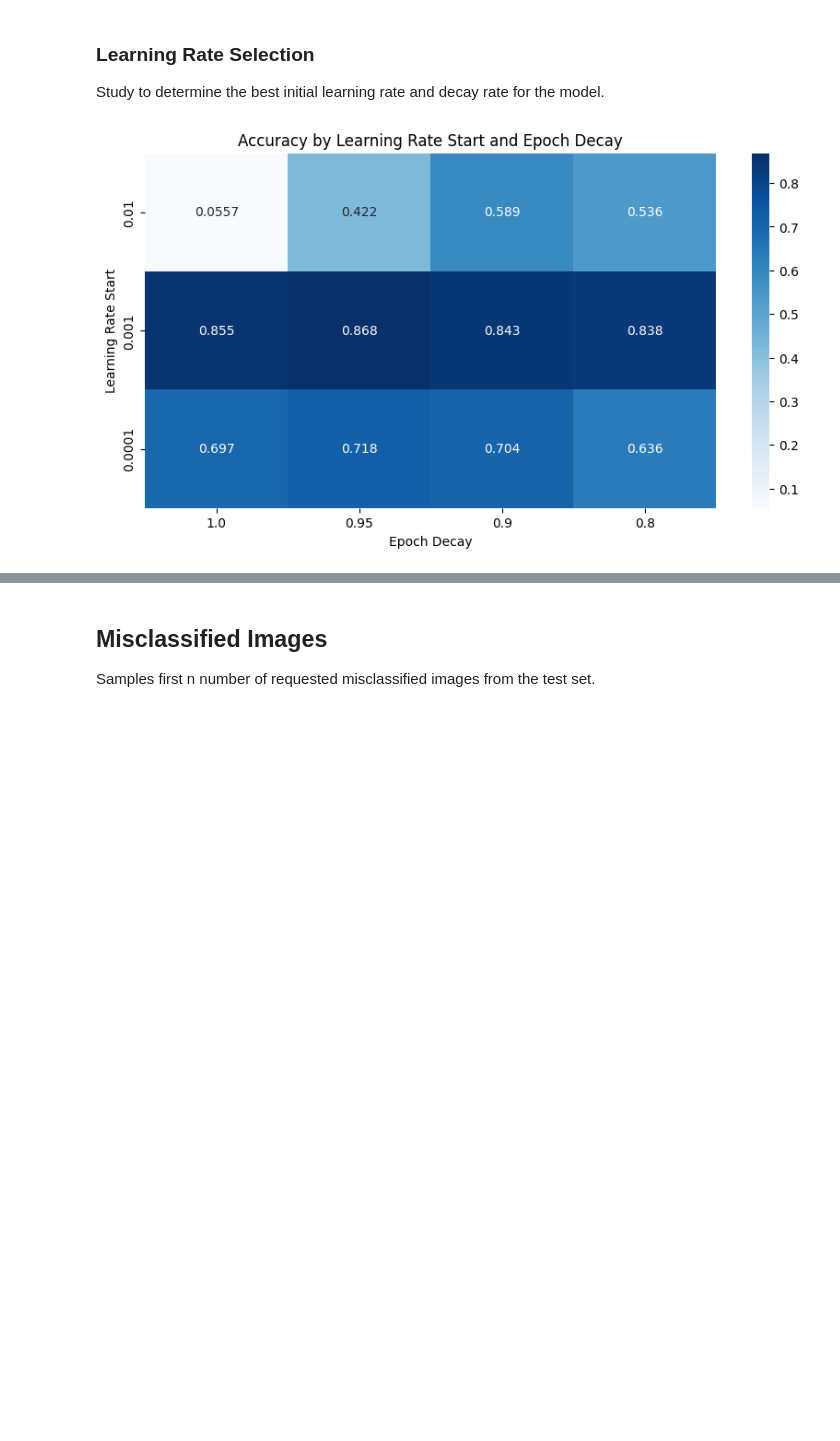
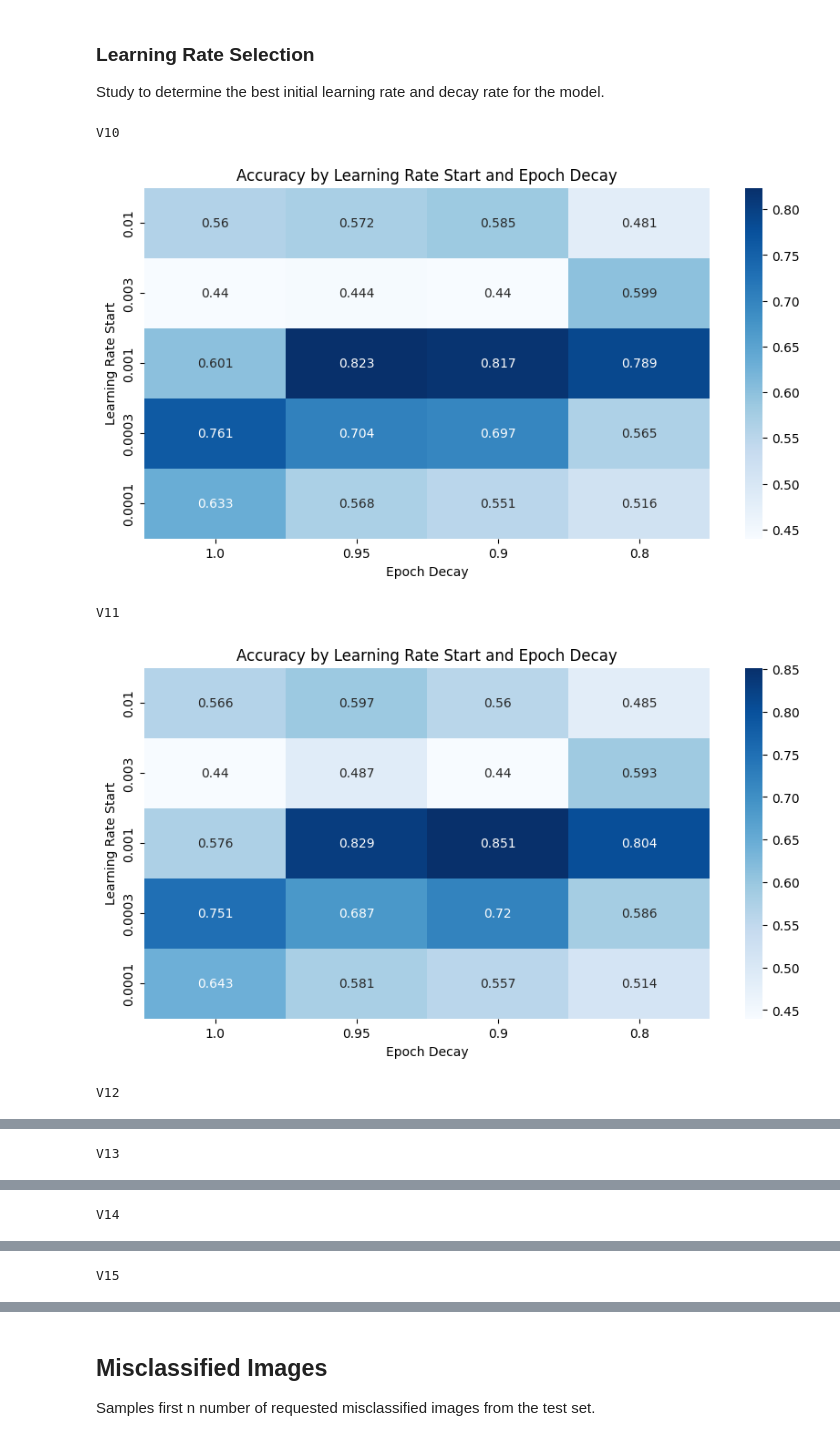
Before and after one commit to kdevoe/MobileNetV3_Breast_Cancer_Detection, a Jupyter notebook: Model_Draft_2.ipynb, the cells around one changed output, grey strips where cells are left out. Drawn from its saved outputs; the diff is of its cells as text; code cells hidden in the pictures; blank space fills up the shorter version.

Commit message:
Run model with 13 epochs

```diff
--- a/Model_Draft_2.ipynb
+++ b/Model_Draft_2.ipynb
@@ -114,6 +114,7 @@ def new_model (image_shape=IMG_SIZE, fine_tune_at=150):
     #x = tf.keras.layers.Flatten()(x)
     #x = tf.keras.layers.Dropout(0.5)(x)
     x = tf.keras.layers.GlobalAveragePooling2D()(x)
+    x = tf.keras.layers.Dropout(0.5)(x)
     x = tf.keras.layers.Dense(64, activation='relu')(x)
     x = tf.keras.layers.BatchNormalization()(x)
     x = tf.keras.layers.Dense(32, activation='relu')(x)
@@ -440,25 +459,34 @@ plt.show()
 
 Study to determine the best initial learning rate and decay rate for the model.
 # %%
-lr_study_start = 61
-lr_study_end = 73
+lr_study_start = 77
+lr_study_end = 97
+end_epoch = 'V10'
 
-# Collect the results from the run set
-lr_results_list = run_set.iloc[lr_study_start:lr_study_end]['V10'].tolist()
-lr_results = np.reshape(lr_results_list, (3, 4))
-epoch_decay_list = run_set.iloc[lr_study_start:lr_study_end]['epoch_decay'].tolist()
-lr_start_list = run_set.iloc[lr_study_start:lr_study_end]['lr'].tolist()
+end_epochs = ['V10', 'V11', 'V12', 'V13', 'V14', 'V15']
 
-# Get unique values from the epoch decay and lr_start lists
-epoch_decay = sorted(list(set(epoch_decay_list)), reverse=True)
-lr_start = sorted(list(set(lr_start_list)), reverse=True)
+for end_epoch in end_epochs:
+    print(end_epoch)
+    # Collect the results from the run set
+    lr_results_list = run_set.iloc[lr_study_start:lr_study_end][end_epoch].tolist()
+    lr_results = np.reshape(lr_results_list, (5, 4))
+    epoch_decay_list = run_set.iloc[lr_study_start:lr_study_end]['epoch_decay'].tolist()
+    lr_start_list = run_set.iloc[lr_study_start:lr_study_end]['lr'].tolist()
 
-# Display the results in a heatmap
-fig, ax = plt.subplots(figsize=(10, 5))
-sns.heatmap(lr_results, annot=True, xticklabels=epoch_decay, yticklabels=lr_start, fmt='.3g', cmap='Blues', ax=ax)
-ax.set_xlabel('Epoch Decay')
-ax.set_ylabel('Learning Rate Start')
-ax.set_title('Accuracy by Learning Rate Start and Epoch Decay')
-plt.show()
+    # Get unique values from the epoch decay and lr_start lists
+    epoch_decay = sorted(list(set(epoch_decay_list)), reverse=True)
+    lr_start = sorted(list(set(lr_start_list)), reverse=True)
+
+    # Display the results in a heatmap
+    fig, ax = plt.subplots(figsize=(10, 5))
+    sns.heatmap(lr_results, annot=True, xticklabels=epoch_decay, yticklabels=lr_start, fmt='.3g', cmap='Blues', ax=ax)
+    ax.set_xlabel('Epoch Decay')
+    ax.set_ylabel('Learning Rate Start')
+    ax.set_title('Accuracy by Learning Rate Start and Epoch Decay')
+    plt.show()
 # %% [output]
+V10
-[figure, old version]
+[figure, new version]
+V11
+[figure, added]
+V12
@@ -464,0 +494 @@ plt.show()
+V13
@@ -464,0 +496 @@ plt.show()
+V14
@@ -464,0 +498 @@ plt.show()
+V15
```
Also changed, not shown: parts of 10 cells of this notebook.
